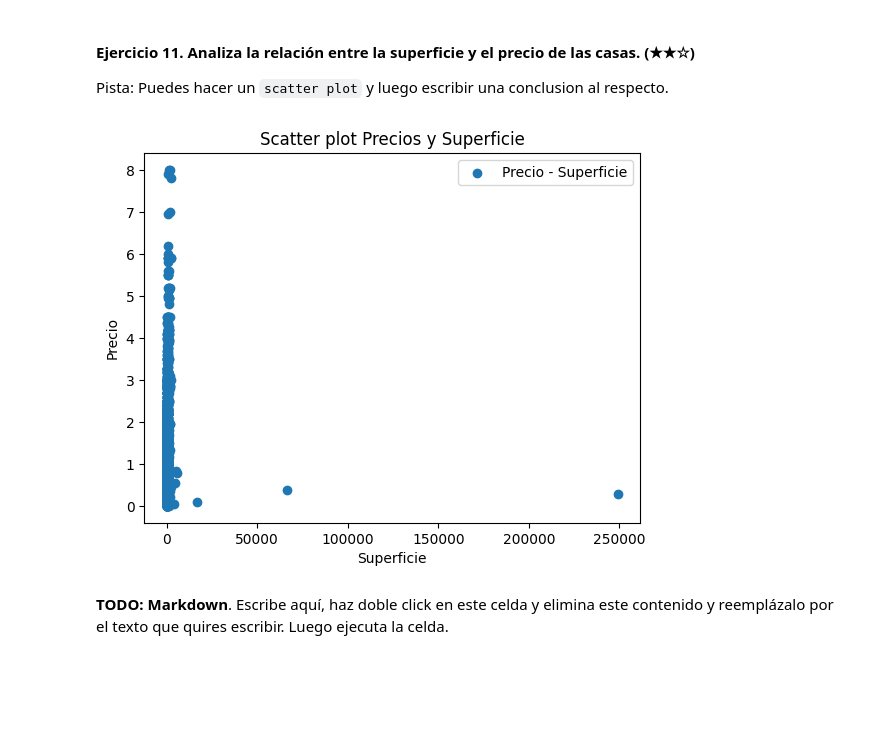
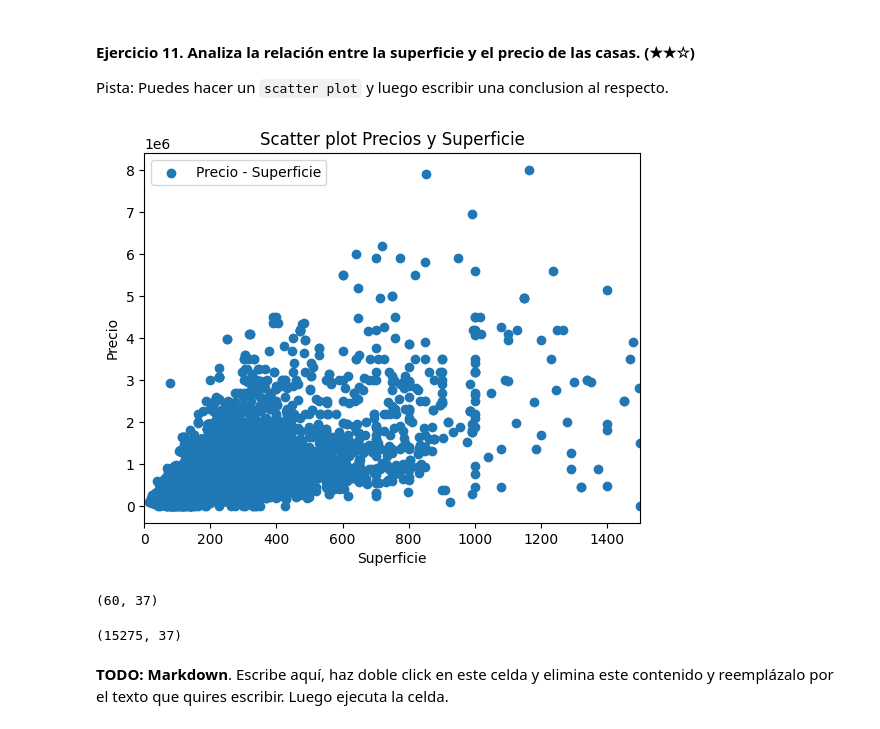
Before and after one commit to lbdelilla/realestate-datacleanup-exercise, a Jupyter notebook: project.es.ipynb, the cells around one changed output. Drawn from its saved outputs; the diff is of its cells as text; code cells hidden in the pictures; blank space fills up the shorter version.

```diff
--- a/project.es.ipynb
+++ b/project.es.ipynb
@@ -237,19 +238,29 @@ Pista: Puedes hacer un `scatter plot` y luego escribir una conclusion al respect
 # %%
 import matplotlib.pyplot as plt
 # plt.figure(figsize = (10, 5))
 
 x = ds['surface']
 y = ds['price']
 
 plt.scatter(x, y, label = "Precio - Superficie")
 
+plt.xlim(0, 1500 )
 plt.title("Scatter plot Precios y Superficie")
 plt.ylabel("Precio")
 plt.xlabel("Superficie")
 plt.legend()
 plt.show()
 # %% [output]
-[figure, old version]
+[figure, new version]
+# %%
+robertoo = ds[ds["price"] <= 1]
+ds.drop(robertoo.index , inplace= True)
+print(robertoo.shape)
+
+ds.shape
+# %% [output]
+(60, 37)
+(15275, 37)
 # %% [markdown]
 **TODO: Markdown**. Escribe aquí, haz doble click en este celda y elimina este contenido y reemplázalo por el texto que quires escribir. Luego ejecuta la celda.
 # %% [markdown]
```
Also changed, not shown: parts of 2 cells of this notebook.
